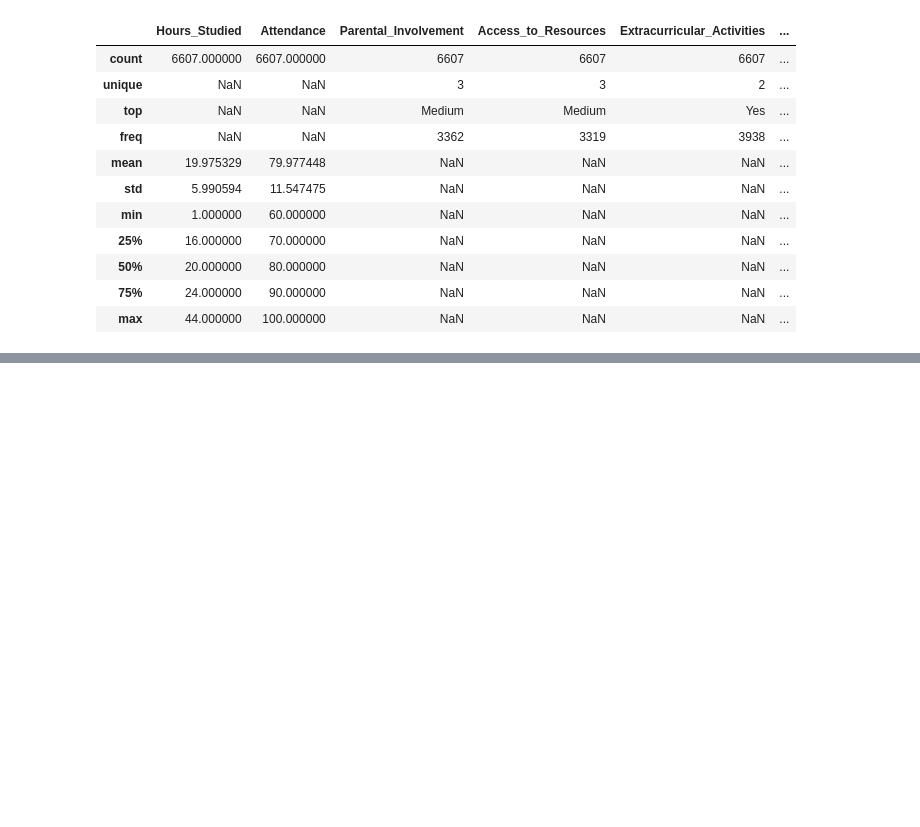
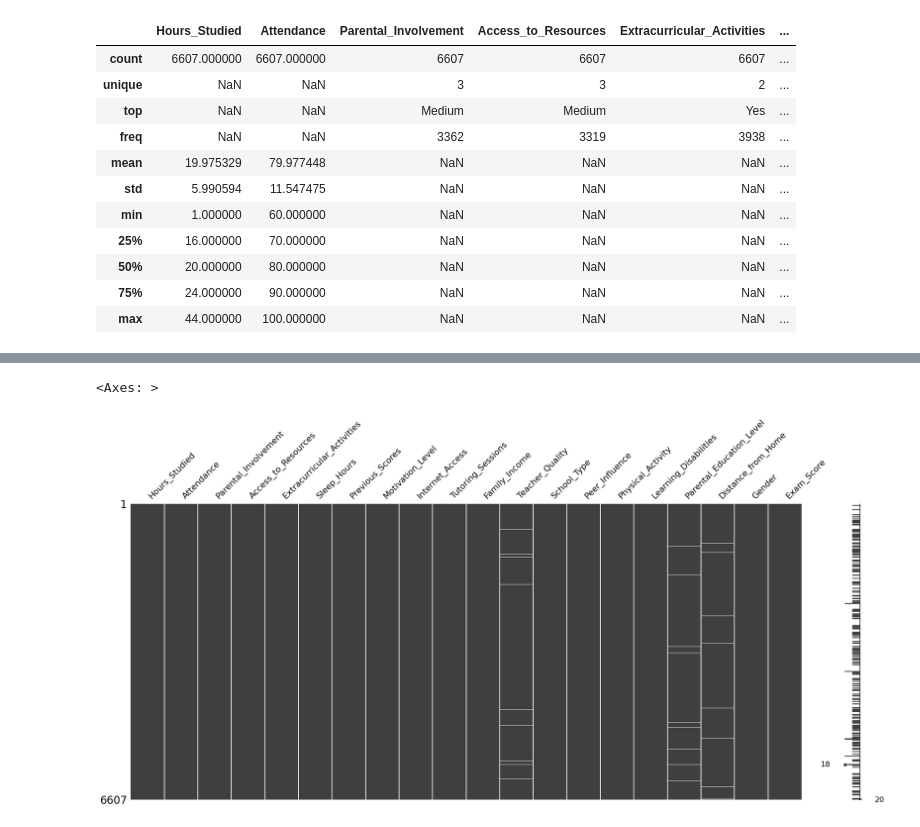
Before and after one commit to aidanahn/AP-Research, a Jupyter notebook: project.ipynb, the cells around one changed output, grey strips where cells are left out. Drawn from its saved outputs; the diff is of its cells as text; code cells hidden in the pictures; blank space fills up the shorter version.

Commit message:
Checked for missing values and visualized the amount using missingno library

```diff
--- a/project.ipynb
+++ b/project.ipynb
@@ -70,0 +118,6 @@ df.describe(include = 'all')
+# %%
+# Visualizing the number of missing values using matrix
+msno.matrix(df)
+# %% [output]
+<Axes: >
+[figure, added]
```
Also changed, not shown: parts of 7 cells of this notebook.
